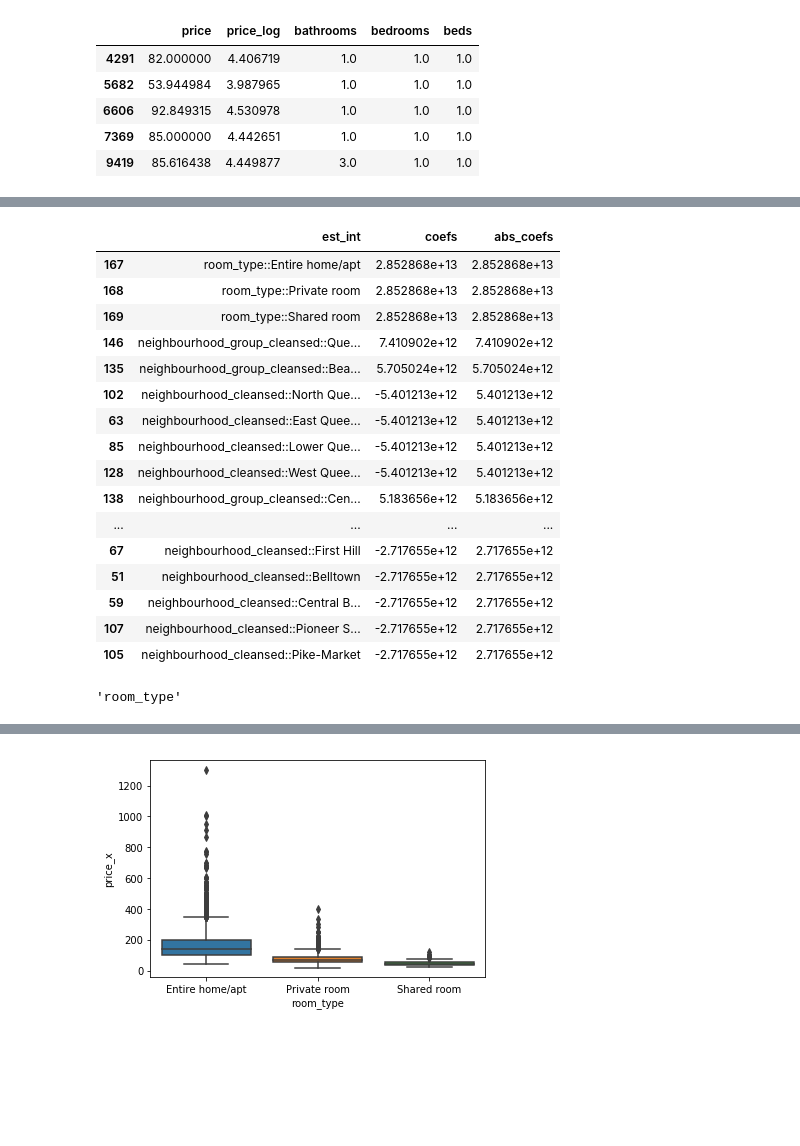
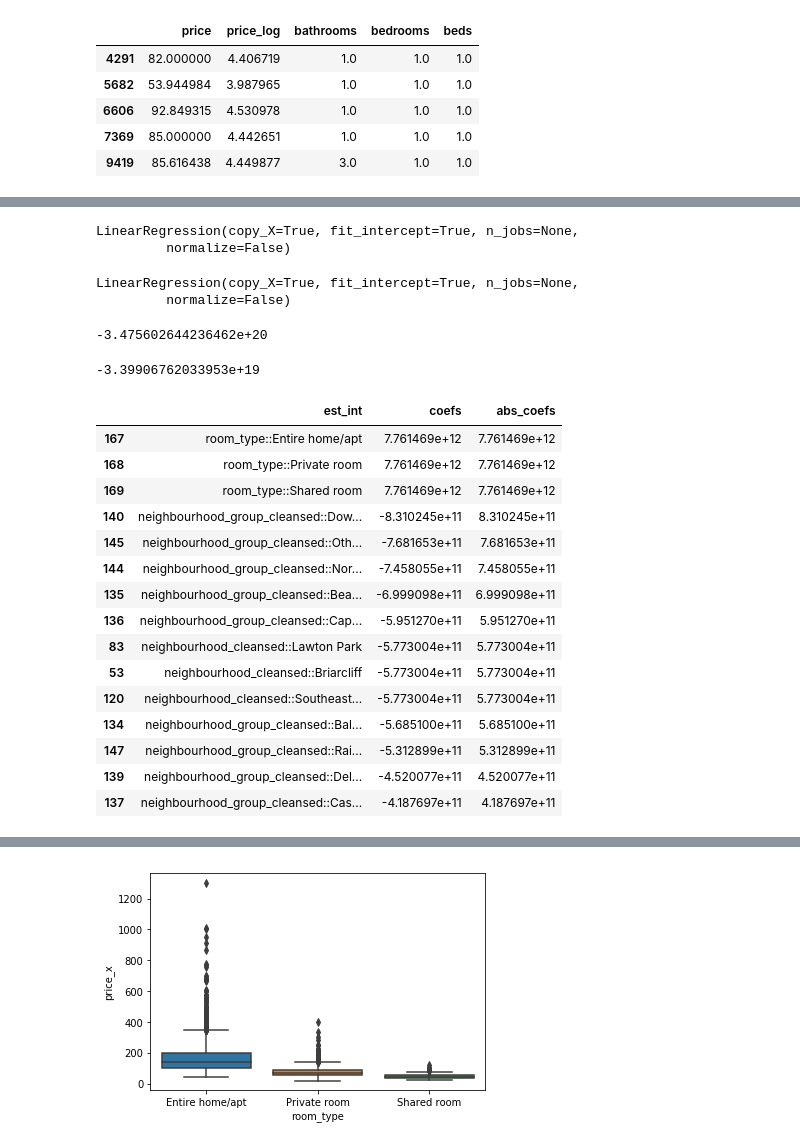
Before and after one commit to OceanSeventyTwo/DSND_Term2, a Jupyter notebook: project_files/AirBnB/Blog AirBnB.ipynb, the cells around one changed output, grey strips where cells are left out. Saved outputs shown, nothing was run; the diff lists cells and outputs as text; code cells hidden in the pictures; blank space fills up the shorter version.

```diff
--- a/project_files/AirBnB/Blog AirBnB.ipynb
+++ b/project_files/AirBnB/Blog AirBnB.ipynb
@@ -412,0 +419,14 @@ r2_score(py_predict,py_test)
+# %%
+q2_log_model = LinearRegression()
+# %%
+q2_X_train, q2_X_test, q2_y1_train, q2_y1_test, q2_y2_train, q2_y2_test = train_test_split(df_q2_X,df_q2_y1,df_q2_y2,test_size = 0.3,random_state=72)
+# %%
+q2_model.fit(q2_X_train,q2_y1_train)
+# %% [output]
+LinearRegression(copy_X=True, fit_intercept=True, n_jobs=None,
+         normalize=False)
+# %%
+q2_log_model.fit(q2_X_train,q2_y2_train)
+# %% [output]
+LinearRegression(copy_X=True, fit_intercept=True, n_jobs=None,
+         normalize=False)
@@ -413,29 +437,32 @@ r2_score(py_predict,py_test)
+# %%
+r2_score(q2_y1_test,q2_y1_predict)
+# %% [output]
+-3.475602644236462e+20
+# %%
+r2_score(q2_y2_test,q2_y2_predict)
+# %% [output]
+-3.39906762033953e+19
 # %%
 coefs_df = pd.DataFrame()
-coefs_df['est_int'] = pX_train.columns
-coefs_df['coefs'] = data_P_lmodel.coef_
-coefs_df['abs_coefs'] = np.abs(data_P_lmodel.coef_)
+coefs_df['est_int'] = q2_X_train.columns
+coefs_df['coefs'] = q2_model.coef_
+coefs_df['abs_coefs'] = np.abs(q2_model.coef_)
 coefs_df = coefs_df.sort_values('abs_coefs', ascending=False)
-coefs_df[0:30]
+coefs_df[0:15]
 # %% [output]
 |  | est_int | coefs | abs_coefs |
-| 167 | room_type::Entire home/apt | 2.852868e+13 | 2.852868e+13 |
-| 168 | room_type::Private room | 2.852868e+13 | 2.852868e+13 |
-| 169 | room_type::Shared room | 2.852868e+13 | 2.852868e+13 |
-| 146 | neighbourhood_group_cleansed::Que... | 7.410902e+12 | 7.410902e+12 |
-| 135 | neighbourhood_group_cleansed::Bea... | 5.705024e+12 | 5.705024e+12 |
-| 102 | neighbourhood_cleansed::North Que... | -5.401213e+12 | 5.401213e+12 |
-| 63 | neighbourhood_cleansed::East Quee... | -5.401213e+12 | 5.401213e+12 |
-| 85 | neighbourhood_cleansed::Lower Que... | -5.401213e+12 | 5.401213e+12 |
-| 128 | neighbourhood_cleansed::West Quee... | -5.401213e+12 | 5.401213e+12 |
-| 138 | neighbourhood_group_cleansed::Cen... | 5.183656e+12 | 5.183656e+12 |
-| ... | ... | ... | ... |
-| 67 | neighbourhood_cleansed::First Hill | -2.717655e+12 | 2.717655e+12 |
-| 51 | neighbourhood_cleansed::Belltown | -2.717655e+12 | 2.717655e+12 |
-| 59 | neighbourhood_cleansed::Central B... | -2.717655e+12 | 2.717655e+12 |
-| 107 | neighbourhood_cleansed::Pioneer S... | -2.717655e+12 | 2.717655e+12 |
-| 105 | neighbourhood_cleansed::Pike-Market | -2.717655e+12 | 2.717655e+12 |
+| 167 | room_type::Entire home/apt | 7.761469e+12 | 7.761469e+12 |
+| 168 | room_type::Private room | 7.761469e+12 | 7.761469e+12 |
+| 169 | room_type::Shared room | 7.761469e+12 | 7.761469e+12 |
+| 140 | neighbourhood_group_cleansed::Dow... | -8.310245e+11 | 8.310245e+11 |
+| 145 | neighbourhood_group_cleansed::Oth... | -7.681653e+11 | 7.681653e+11 |
+| 144 | neighbourhood_group_cleansed::Nor... | -7.458055e+11 | 7.458055e+11 |
+| 135 | neighbourhood_group_cleansed::Bea... | -6.999098e+11 | 6.999098e+11 |
+| 136 | neighbourhood_group_cleansed::Cap... | -5.951270e+11 | 5.951270e+11 |
+| 83 | neighbourhood_cleansed::Lawton Park | -5.773004e+11 | 5.773004e+11 |
+| 53 | neighbourhood_cleansed::Briarcliff | -5.773004e+11 | 5.773004e+11 |
+| 120 | neighbourhood_cleansed::Southeast... | -5.773004e+11 | 5.773004e+11 |
+| 134 | neighbourhood_group_cleansed::Bal... | -5.685100e+11 | 5.685100e+11 |
+| 147 | neighbourhood_group_cleansed::Rai... | -5.312899e+11 | 5.312899e+11 |
+| 139 | neighbourhood_group_cleansed::Del... | -4.520077e+11 | 4.520077e+11 |
+| 137 | neighbourhood_group_cleansed::Cas... | -4.187697e+11 | 4.187697e+11 |
-# %%
-coefs_df.loc[167,'est_int'].split('::')[0]
-# %% [output]
-'room_type'
```
Also changed, not shown: parts of 25 cells of this notebook.
